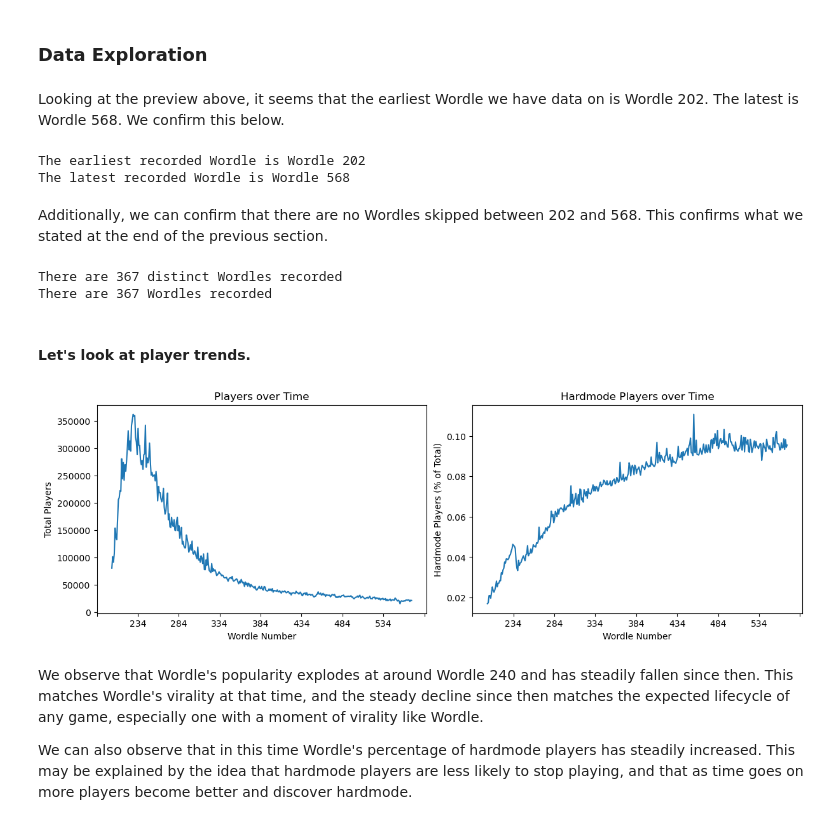
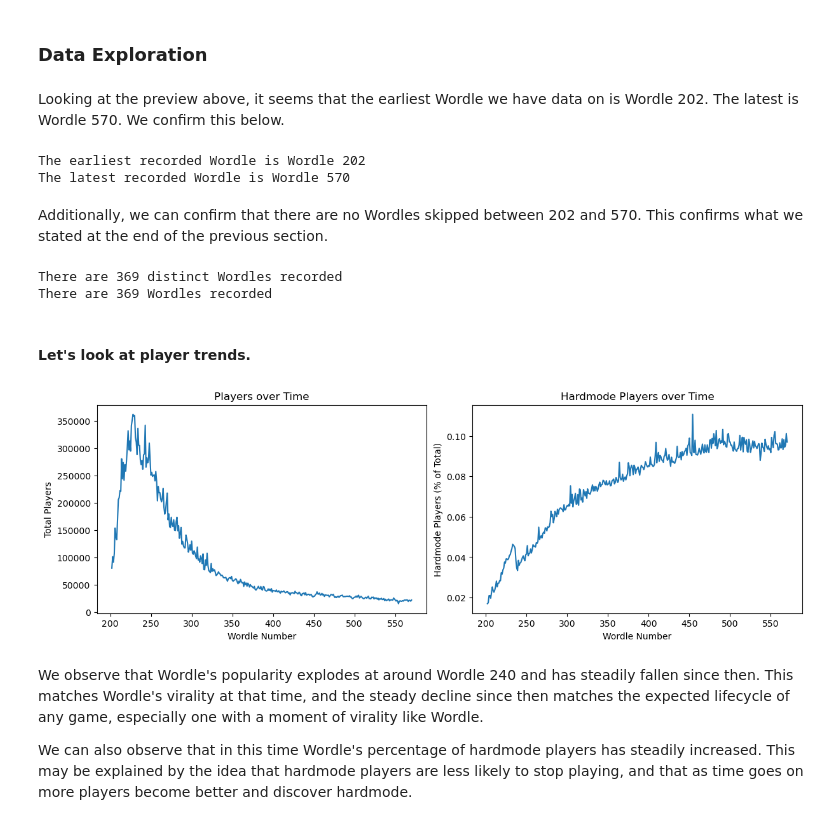
Before and after one commit to w04dan/Wordle-Data-Exploration, a Jupyter notebook: wordle.ipynb, the cells around one changed output. Drawn from its saved outputs; the diff is of its cells as text; code cells hidden in the pictures.

```diff
--- a/wordle.ipynb
+++ b/wordle.ipynb
@@ -193,4 +193,5 @@ Looking through the above tweets, there isn't a large pattern of tweets misident
 # %%
 # It makes more sense to reverse the data
 wordle_df = pd.DataFrame(reversed(wordle_data))
-wordle_df
+wordle_df = wordle_df.set_index('wordle_number')
+wordle_df.index = pd.to_numeric(wordle_df.index)
@@ -224,44 +211,40 @@ wordle_words[:5]
 # %% [markdown]
 ### Data Exploration
 # %% [markdown]
-Looking at the preview above, it seems that the earliest Wordle we have data on is Wordle 202. The latest is Wordle 568. We confirm this below.
+Looking at the preview above, it seems that the earliest Wordle we have data on is Wordle 202. The latest is Wordle 570. We confirm this below.
 # %%
-print(f'The earliest recorded Wordle is Wordle {wordle_df["wordle_number"].min()}')
-print(f'The latest recorded Wordle is Wordle {wordle_df["wordle_number"].max()}')
+print(f'The earliest recorded Wordle is Wordle {wordle_df.index.min()}')
+print(f'The latest recorded Wordle is Wordle {wordle_df.index.max()}')
 # %% [output]
 The earliest recorded Wordle is Wordle 202
-The latest recorded Wordle is Wordle 568
+The latest recorded Wordle is Wordle 570
 # %% [markdown]
-Additionally, we can confirm that there are no Wordles skipped between 202 and 568. This confirms what we stated at the end of the previous section.
+Additionally, we can confirm that there are no Wordles skipped between 202 and 570. This confirms what we stated at the end of the previous section.
 # %%
-print(f'There are {len(wordle_df["wordle_number"].unique())} distinct Wordles recorded')
+print(f'There are {len(wordle_df.index.unique())} distinct Wordles recorded')
 print(f'There are {wordle_df.shape[0]} Wordles recorded')
 # %% [output]
-There are 367 distinct Wordles recorded
-There are 367 Wordles recorded
+There are 369 distinct Wordles recorded
+There are 369 Wordles recorded
 # %% [markdown]
 #### Let's look at player trends.
 # %%
 fig, axs = plt.subplots(1, 2, figsize=(12, 4), layout='constrained')
 
 # Total players
-axs[0].plot(wordle_df['wordle_number'], wordle_df['total_players'])
-start, end = axs[0].get_xlim()
-axs[0].xaxis.set_ticks(np.arange(start, end, 50))
+axs[0].plot(wordle_df.index, wordle_df['total_players'])
 axs[0].set_xlabel('Wordle Number')
 axs[0].set_ylabel('Total Players')
 axs[0].set_title('Players over Time')
 
 # Hardmode players
-axs[1].plot(wordle_df['wordle_number'], wordle_df['hardmode_players'] / wordle_df['total_players'])
-start, end = axs[1].get_xlim()
-axs[1].xaxis.set_ticks(np.arange(start, end, 50))
+axs[1].plot(wordle_df.index, wordle_df['hardmode_players'] / wordle_df['total_players'])
 axs[1].set_xlabel('Wordle Number')
 axs[1].set_ylabel('Hardmode Players (% of Total)')
 axs[1].set_title('Hardmode Players over Time')
 plt.show()
 # %% [output]
-[figure, old version]
+[figure, new version]
 # %% [markdown]
 We observe that Wordle's popularity explodes at around Wordle 240 and has steadily fallen since then. This matches Wordle's virality at that time, and the steady decline since then matches the expected lifecycle of any game, especially one with a moment of virality like Wordle.
 
```
Also changed, not shown: parts of 7 cells of this notebook.
